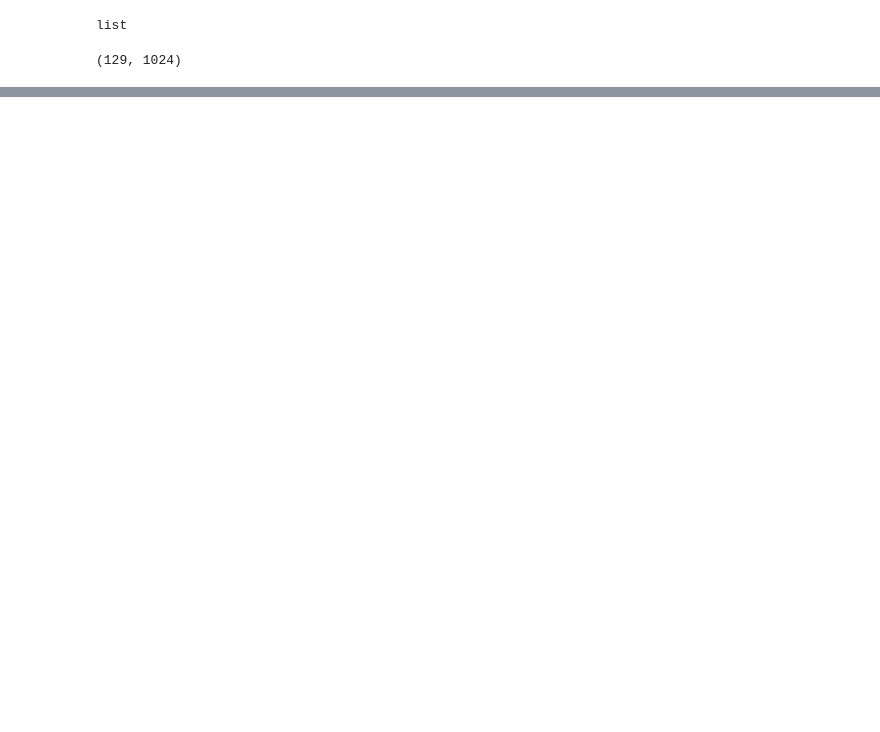
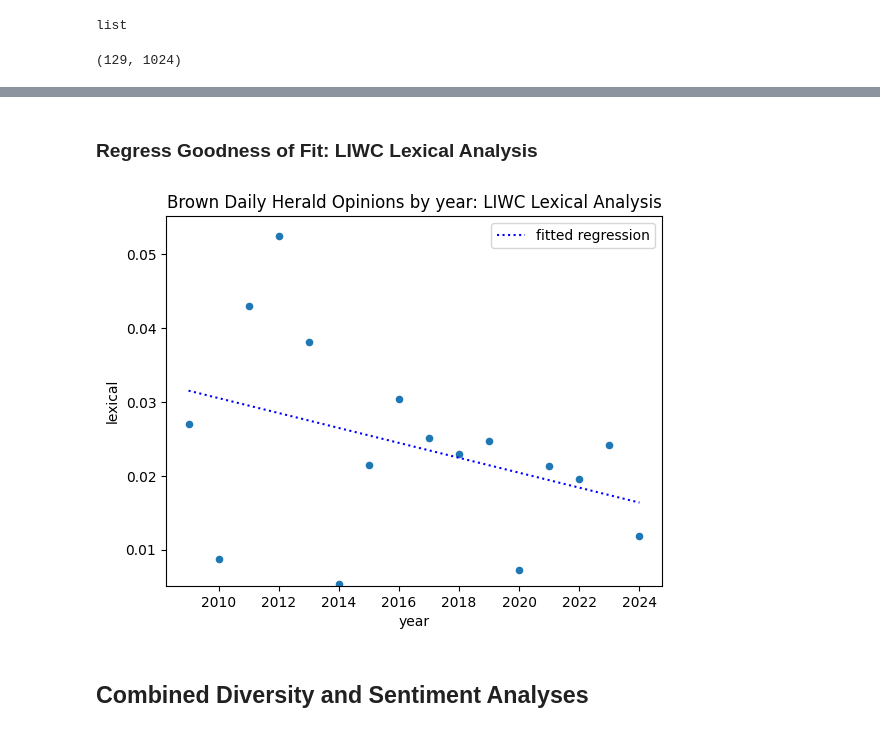
Before and after one commit to theodoremui/diversity-ideas, a Jupyter notebook: notebooks/2024/brown.ipynb, the cells around one changed output, grey strips where cells are left out. Cells and saved outputs as stored; diff of their text form; code cells hidden in the pictures; blank space fills up the shorter version.

```diff
--- a/notebooks/2024/brown.ipynb
+++ b/notebooks/2024/brown.ipynb
@@ -357 +542,21 @@ plt.show()
+# %% [markdown]
+### Regress Goodness of Fit: LIWC Lexical Analysis
+# %%
+x = results_df['year']
+y = results_df['lexical']
+
+slope, intercept, r_value, p_value, std_err = linregress(x, y)
+
+results_df.plot(x="year", y="lexical", kind="scatter")
+
+plt.plot(x, intercept + slope*x, 'b:', label='fitted regression')
+
+plt.title("Brown Daily Herald Opinions by year: LIWC Lexical Analysis")
+plt.legend(loc='upper right')
+plt.ylim(min(y)*0.95, max(y)*1.05)
+plt.show()
+# %% [output]
+[figure, added]
+# %% [markdown]
+## Combined Diversity and Sentiment Analyses
 # %%
```
Also changed, not shown: parts of 34 cells of this notebook, 5 other files.
